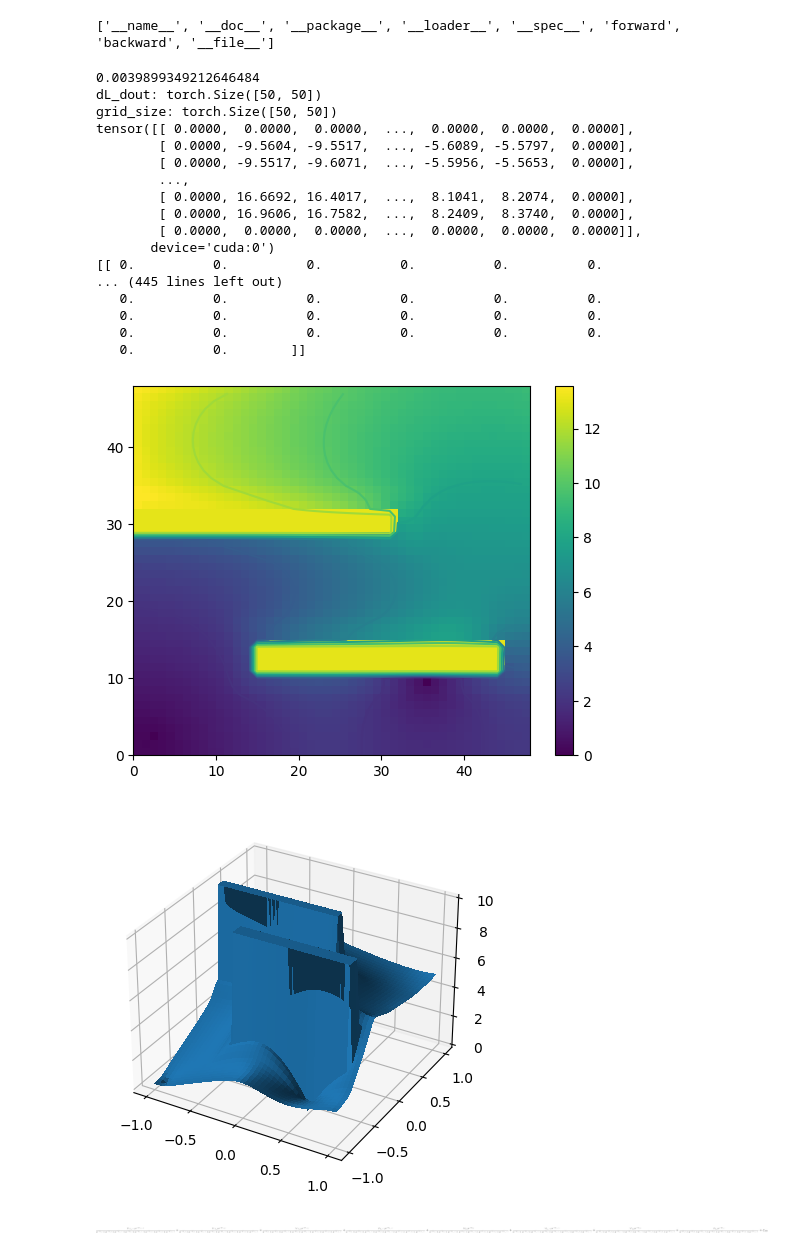
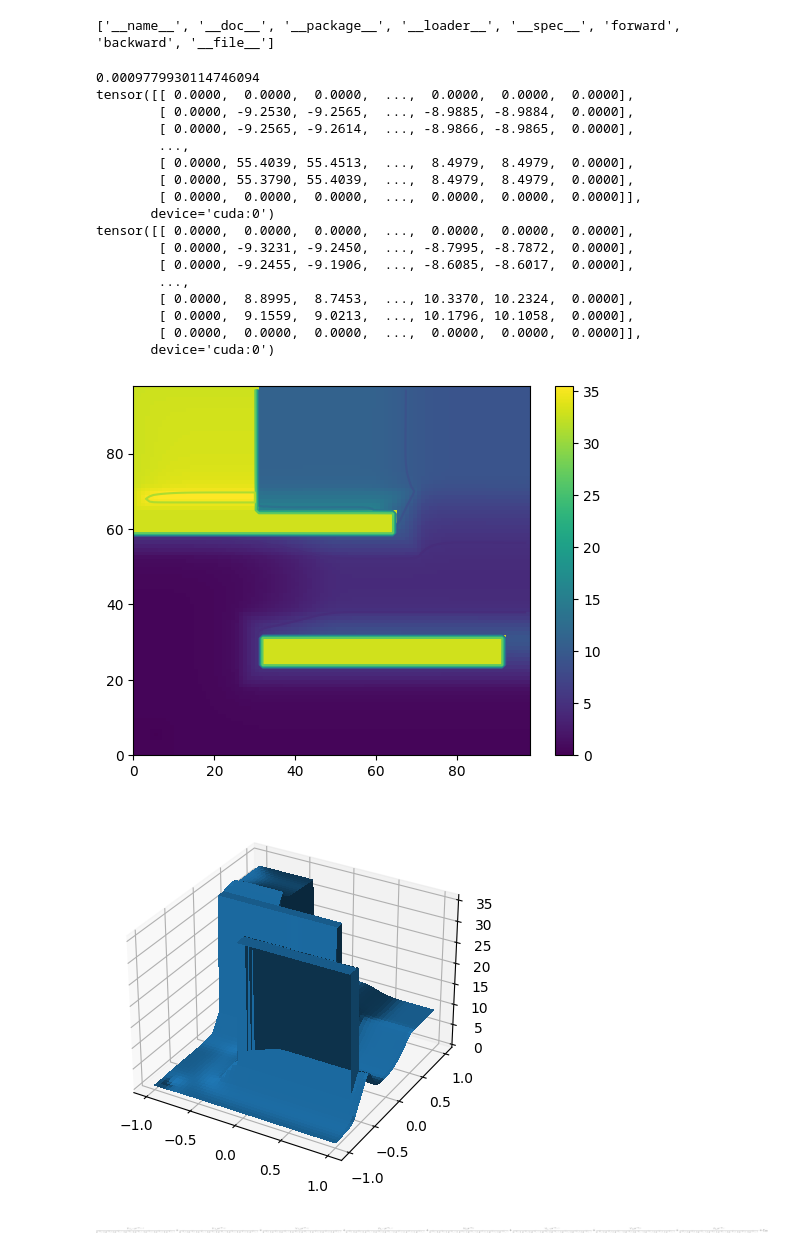
Before and after one commit to pac48/thesis_nerf, a Jupyter notebook: nerf_ws/src/laplacian/notebooks/test.ipynb, the cells around one changed output. Cells and saved outputs as stored; diff of their text form; code cells hidden in the pictures.

Commit message:
network learns cost map correctly

```diff
--- a/nerf_ws/src/laplacian/notebooks/test.ipynb
+++ b/nerf_ws/src/laplacian/notebooks/test.ipynb
@@ -6,10 +6,10 @@ import numpy as np
 from laplacian_py import laplacian_solver
 print(laplacian_solver.__dir__())
 
-res = 50
-max_val = .8*res//3
+res = 100
+max_val = res//3
 
-values = max_val*(.1*torch.rand((res, res),dtype=torch.float32, device='cuda')+1)
+values = .99*max_val*torch.ones((res, res),dtype=torch.float32, device='cuda')
 boundary_conditions = torch.zeros((res,res),dtype=torch.float32, device='cuda')
 boundary_types = torch.zeros((res,res),dtype=torch.float32, device='cuda')
 
@@ -36,10 +36,10 @@ ind2 = int(res*2/30)
 boundary_conditions[ind1, ind2] = 0.0
 boundary_types[ind1, ind2] = 1.0
 
-ind1 = int(res*6/30)
-ind2 = int(res*22/30)
-boundary_conditions[ind1, ind2] = 0.0
-boundary_types[ind1, ind2] = 1.0
+# ind1 = int(res*6/30)
+# ind2 = int(res*22/30)
+# boundary_conditions[ind1, ind2] = 0.0
+# boundary_types[ind1, ind2] = 1.0
 
 # inds = np.random.rand(boundary_conditions.shape[0], boundary_conditions.shape[1]) > .999
 # boundary_conditions[inds] = 100
@@ -66,10 +66,11 @@ def get_edge_inds(grid_size, dim_index):
 XYZ = [np.linspace(0, 1, res, dtype=np.float32) for _ in range(2)]
 X, Y = np.meshgrid(*XYZ)
 # cost = .005*torch.tensor(10*(1-X)*(1-Y),dtype=torch.float32, device='cuda')
-cost = .005*torch.ones(res,res,dtype=torch.float32, device='cuda')
+cost_scale = .005
+cost = cost_scale*torch.ones(res,res,dtype=torch.float32, device='cuda')
 safe = res//15
-cost[max(obj1_ind1-safe, 0):min(obj1_ind2+safe, res-1), max(obj1_ind3-safe, 0):min(obj1_ind4+safe, res-1)] = .1
-cost[max(obj2_ind1-safe, 0):min(obj2_ind2+safe, res-1), max(obj2_ind3-safe, 0):min(obj2_ind4+safe, res-1)] = .1
+cost[max(obj1_ind1-safe, 0):min(obj1_ind2+safe, res-1), max(obj1_ind3-safe, 0):min(obj1_ind4+safe, res-1)] = .3
+cost[max(obj2_ind1-safe, 0):min(obj2_ind2+safe, res-1), max(obj2_ind3-safe, 0):min(obj2_ind4+safe, res-1)] = .3
 
 
 
@@ -91,7 +92,7 @@ class LaplacianSolver(Function):
     def forward(ctx, V: torch.Tensor, C: torch.Tensor):
         X = torch.stack([V, boundary_types, boundary_conditions, C], axis=2)
         intermediate = [C]
-        for i in range(500):
+        for i in range(100):
             laplacian_solver.forward(X)
             intermediate.append(X[:, :, 0].clone())
         ctx.save_for_backward(*intermediate)
@@ -104,10 +105,10 @@ class LaplacianSolver(Function):
     def backward(ctx, dL_dout):
         # dL_dX how loss change with output X
         intermediate = ctx.saved_tensors
-        print(f"dL_dout: {dL_dout.shape}")
+#         print(f"dL_dout: {dL_dout.shape}")
         #         print(f"intermediate: {len(intermediate)}")
         grid_size = intermediate[0].shape
-        print(f"grid_size: {grid_size}")
+#         print(f"grid_size: {grid_size}")
 
         dL_dV = torch.zeros(grid_size, dtype=torch.float32, device='cuda')
         dL_dC = torch.zeros(grid_size, dtype=torch.float32, device='cuda')
@@ -127,50 +128,51 @@ C =  cost
 V = V.detach().requires_grad_(True)
 C = C.detach().requires_grad_(True)
 layer = LaplacianSolver()
 forward = layer.apply
 start = time.time()
 out = forward(V, C)
 
 end = time.time()
 print(end - start)
 
 loss = torch.sum((out-5)**2)
 loss.backward()
 
 print(C.grad)
-import sys
-np.set_printoptions(threshold=sys.maxsize)
+print(V.grad)
+# import sys
+# np.set_printoptions(threshold=sys.maxsize)
 # print(V.cpu().detach().numpy())
-print(V.grad.cpu().numpy())
+# print(V.grad.cpu().numpy())
 V = out.detach()
 
 
 z = V.cpu().detach().numpy()[1:-1, 1:-1]
 plt.pcolormesh(z)
 plt.colorbar()
 plt.contour(z)
 plt.show()
 
 # print(torch.cuda.memory_summary() )
 # %% [output]
-0.0039899349212646484
-dL_dout: torch.Size([50, 50])
-grid_size: torch.Size([50, 50])
+0.0009779930114746094
 tensor([[ 0.0000,  0.0000,  0.0000,  ...,  0.0000,  0.0000,  0.0000],
-        [ 0.0000, -9.5604, -9.5517,  ..., -5.6089, -5.5797,  0.0000],
-        [ 0.0000, -9.5517, -9.6071,  ..., -5.5956, -5.5653,  0.0000],
+        [ 0.0000, -9.2530, -9.2565,  ..., -8.9885, -8.9884,  0.0000],
+        [ 0.0000, -9.2565, -9.2614,  ..., -8.9866, -8.9865,  0.0000],
         ...,
-        [ 0.0000, 16.6692, 16.4017,  ...,  8.1041,  8.2074,  0.0000],
-        [ 0.0000, 16.9606, 16.7582,  ...,  8.2409,  8.3740,  0.0000],
+        [ 0.0000, 55.4039, 55.4513,  ...,  8.4979,  8.4979,  0.0000],
+        [ 0.0000, 55.3790, 55.4039,  ...,  8.4979,  8.4979,  0.0000],
         [ 0.0000,  0.0000,  0.0000,  ...,  0.0000,  0.0000,  0.0000]],
        device='cuda:0')
-[[ 0.          0.          0.          0.          0.          0.
-... (445 lines left out)
-   0.          0.          0.          0.          0.          0.
-   0.          0.          0.          0.          0.          0.
-   0.          0.          0.          0.          0.          0.
-   0.          0.        ]]
+tensor([[ 0.0000,  0.0000,  0.0000,  ...,  0.0000,  0.0000,  0.0000],
+        [ 0.0000, -9.3231, -9.2450,  ..., -8.7995, -8.7872,  0.0000],
+        [ 0.0000, -9.2455, -9.1906,  ..., -8.6085, -8.6017,  0.0000],
+        ...,
+        [ 0.0000,  8.8995,  8.7453,  ..., 10.3370, 10.2324,  0.0000],
+        [ 0.0000,  9.1559,  9.0213,  ..., 10.1796, 10.1058,  0.0000],
+        [ 0.0000,  0.0000,  0.0000,  ...,  0.0000,  0.0000,  0.0000]],
+       device='cuda:0')
-[figure, old version]
+[figure, new version]
 # %%
 fig, ax = plt.subplots(subplot_kw={"projection": "3d"})
 X = np.linspace(-1, 1, z.shape[0])
@@ -178,7 +180,7 @@ Y = np.linspace(-1, 1, z.shape[1])
 X, Y = np.meshgrid(X, Y)
 surf = ax.plot_surface(X,Y,z,linewidth=0, antialiased=False)
 # %% [output]
-[figure, old version]
+[figure, new version]
 # %%
 import sympy
 from sympy import *
```
Also changed, not shown: parts of 7 cells of this notebook.
